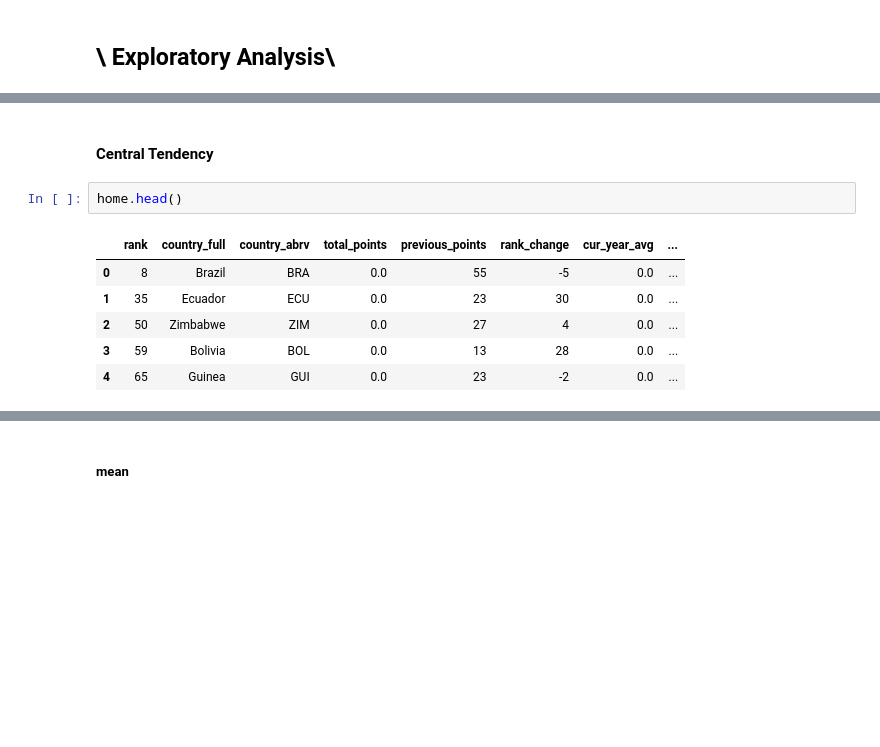
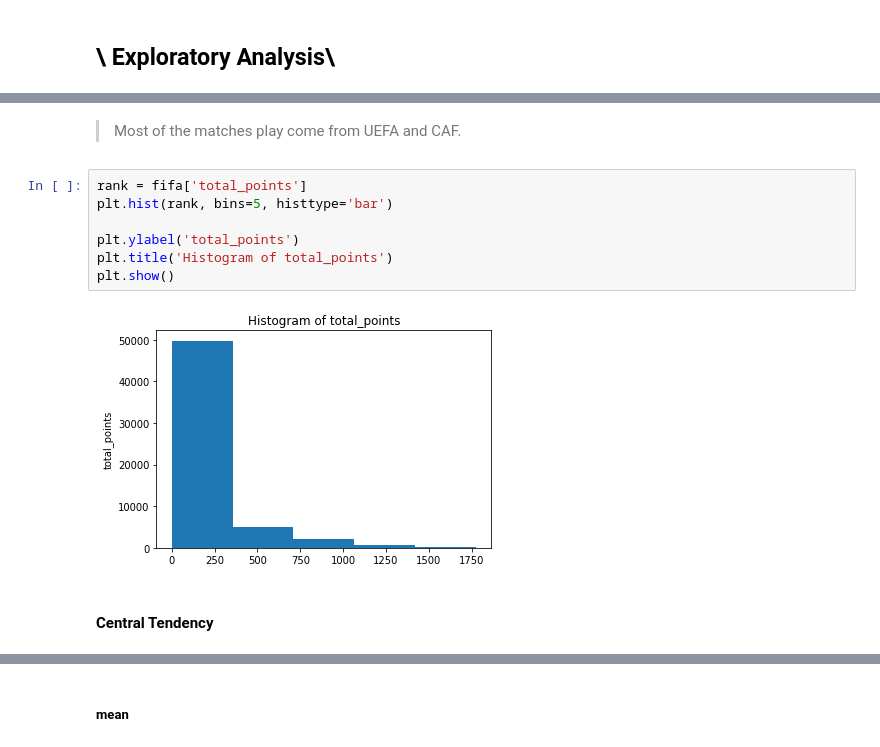
Before and after one commit to JeromeMberia/Mchezopesa_Ltd, a Jupyter notebook: IP_Week_6.ipynb, the cells around one changed output, grey strips where cells are left out. Drawn from its saved outputs; the diff is of its cells as text; blank space fills up the shorter version.

```diff
--- a/IP_Week_6.ipynb
+++ b/IP_Week_6.ipynb
@@ -655,11 +675,13 @@ home
+# %% [markdown]
+> Most of the matches play come from UEFA and CAF.
+# %%
+rank = fifa['total_points']
+plt.hist(rank, bins=5, histtype='bar')
+
+plt.ylabel('total_points')
+plt.title('Histogram of total_points')
+plt.show()
+# %% [output]
+[figure, added]
 # %% [markdown]
 #### Central Tendency
-# %%
-home.head()
-# %% [output]
-|  | rank | country_full | country_abrv | total_points | previous_points | rank_change | cur_year_avg | ... |
-| 0 | 8 | Brazil | BRA | 0.0 | 55 | -5 | 0.0 | ... |
-| 1 | 35 | Ecuador | ECU | 0.0 | 23 | 30 | 0.0 | ... |
-| 2 | 50 | Zimbabwe | ZIM | 0.0 | 27 | 4 | 0.0 | ... |
-| 3 | 59 | Bolivia | BOL | 0.0 | 13 | 28 | 0.0 | ... |
-| 4 | 65 | Guinea | GUI | 0.0 | 23 | -2 | 0.0 | ... |
```
Also changed, not shown: parts of 147 cells of this notebook.
